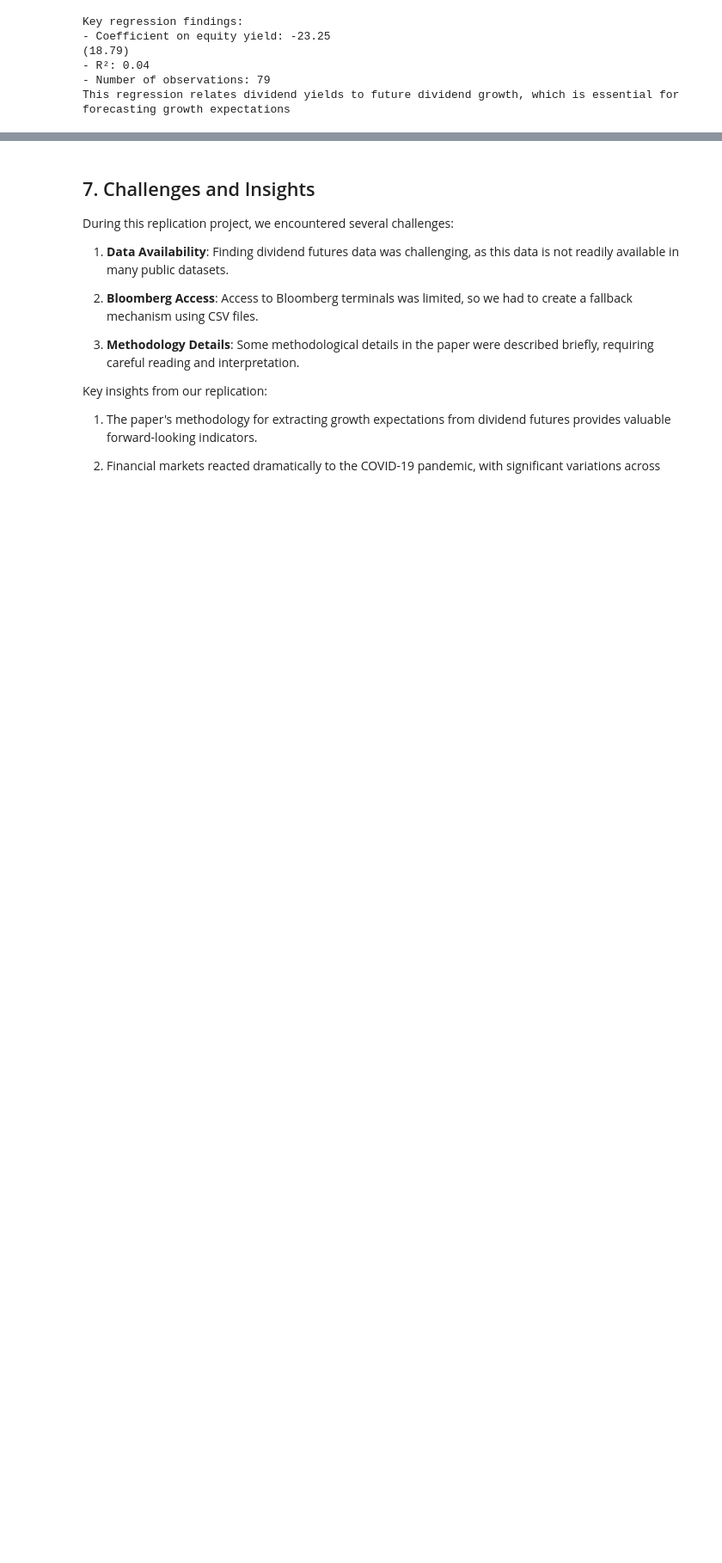
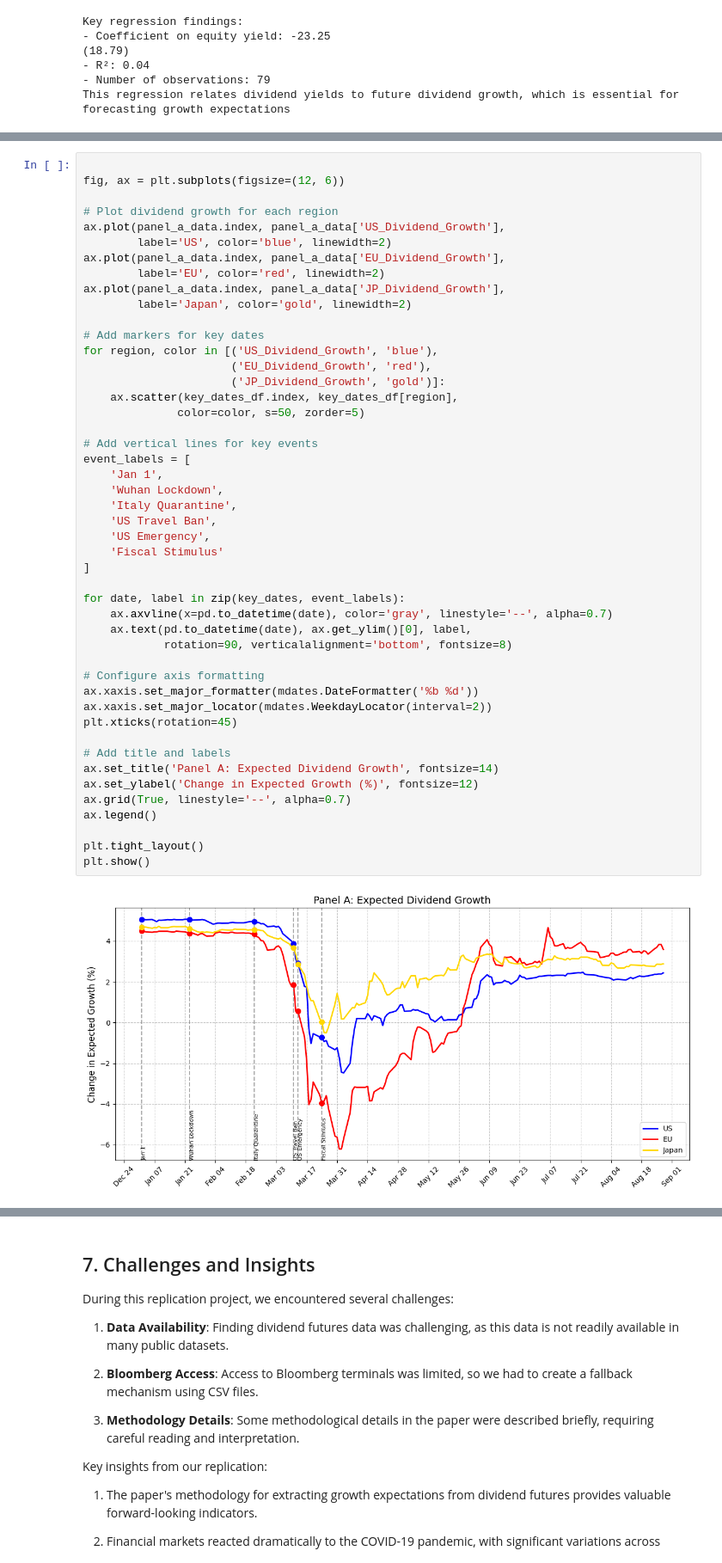
Before and after one commit to amywangyx1022/final_project_group4, a Jupyter notebook: output/brief_tour.ipynb, the cells around one changed output, grey strips where cells are left out. Shown at 86% size. Drawn from its saved outputs; the diff is of its cells as text; blank space fills up the shorter version.

```diff
--- a/output/brief_tour.ipynb
+++ b/output/brief_tour.ipynb
@@ -237,0 +317,49 @@ The figures above show:
+# %%
+
+fig, ax = plt.subplots(figsize=(12, 6))
+
+# Plot dividend growth for each region
+ax.plot(panel_a_data.index, panel_a_data['US_Dividend_Growth'],
+        label='US', color='blue', linewidth=2)
+ax.plot(panel_a_data.index, panel_a_data['EU_Dividend_Growth'],
+        label='EU', color='red', linewidth=2)
+ax.plot(panel_a_data.index, panel_a_data['JP_Dividend_Growth'],
+        label='Japan', color='gold', linewidth=2)
+
+# Add markers for key dates
+for region, color in [('US_Dividend_Growth', 'blue'),
+                      ('EU_Dividend_Growth', 'red'),
+                      ('JP_Dividend_Growth', 'gold')]:
+    ax.scatter(key_dates_df.index, key_dates_df[region],
+              color=color, s=50, zorder=5)
+
+# Add vertical lines for key events
+event_labels = [
+    'Jan 1',
+    'Wuhan Lockdown',
+    'Italy Quarantine',
+    'US Travel Ban',
+    'US Emergency',
+    'Fiscal Stimulus'
+]
+
+for date, label in zip(key_dates, event_labels):
+    ax.axvline(x=pd.to_datetime(date), color='gray', linestyle='--', alpha=0.7)
+    ax.text(pd.to_datetime(date), ax.get_ylim()[0], label,
+            rotation=90, verticalalignment='bottom', fontsize=8)
+
+# Configure axis formatting
+ax.xaxis.set_major_formatter(mdates.DateFormatter('%b %d'))
+ax.xaxis.set_major_locator(mdates.WeekdayLocator(interval=2))
+plt.xticks(rotation=45)
+
+# Add title and labels
+ax.set_title('Panel A: Expected Dividend Growth', fontsize=14)
+ax.set_ylabel('Change in Expected Growth (%)', fontsize=12)
+ax.grid(True, linestyle='--', alpha=0.7)
+ax.legend()
+
+plt.tight_layout()
+plt.show()
+# %% [output]
+[figure, added]
```
Also changed, not shown: parts of 9 cells of this notebook, 1 other file.
